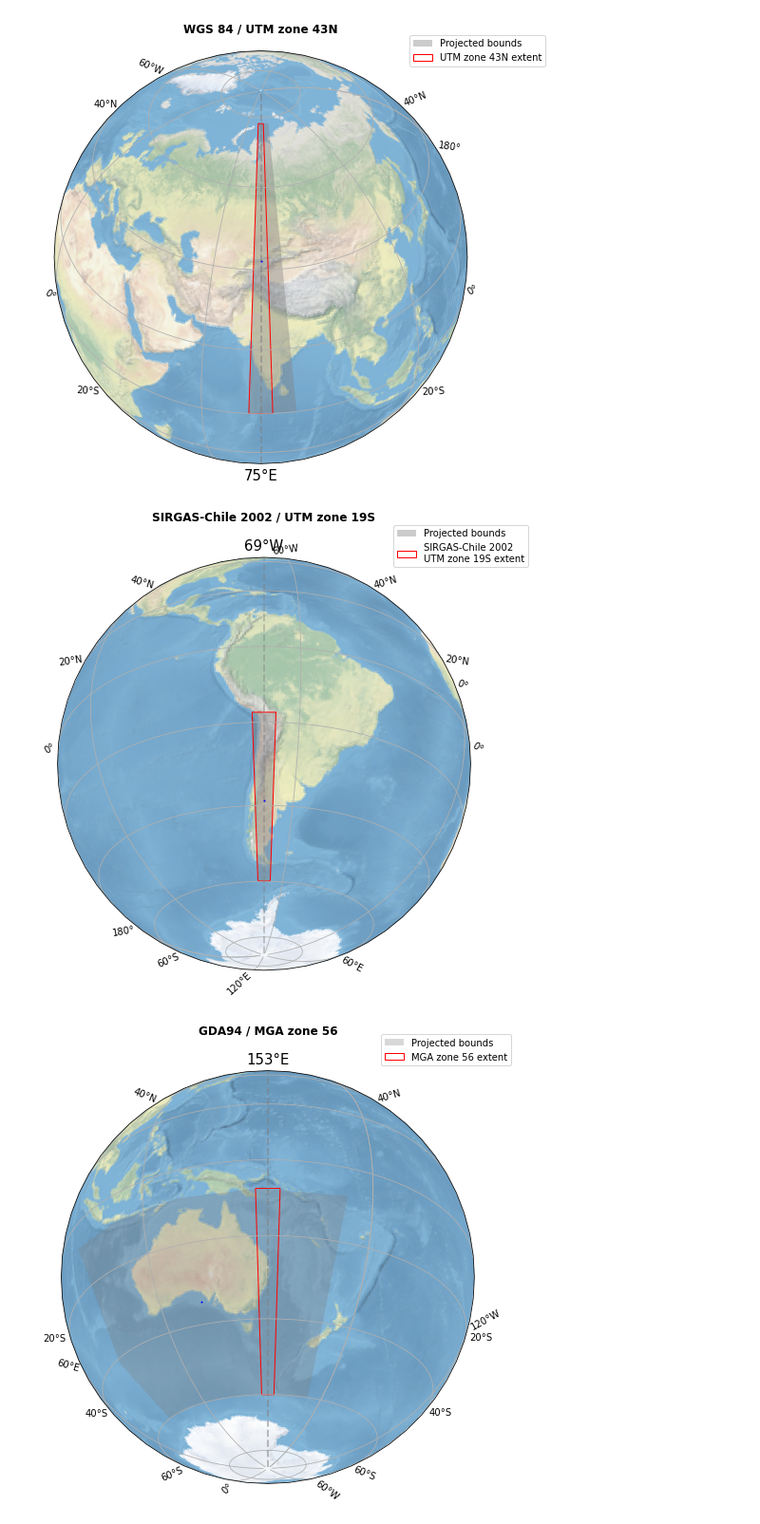
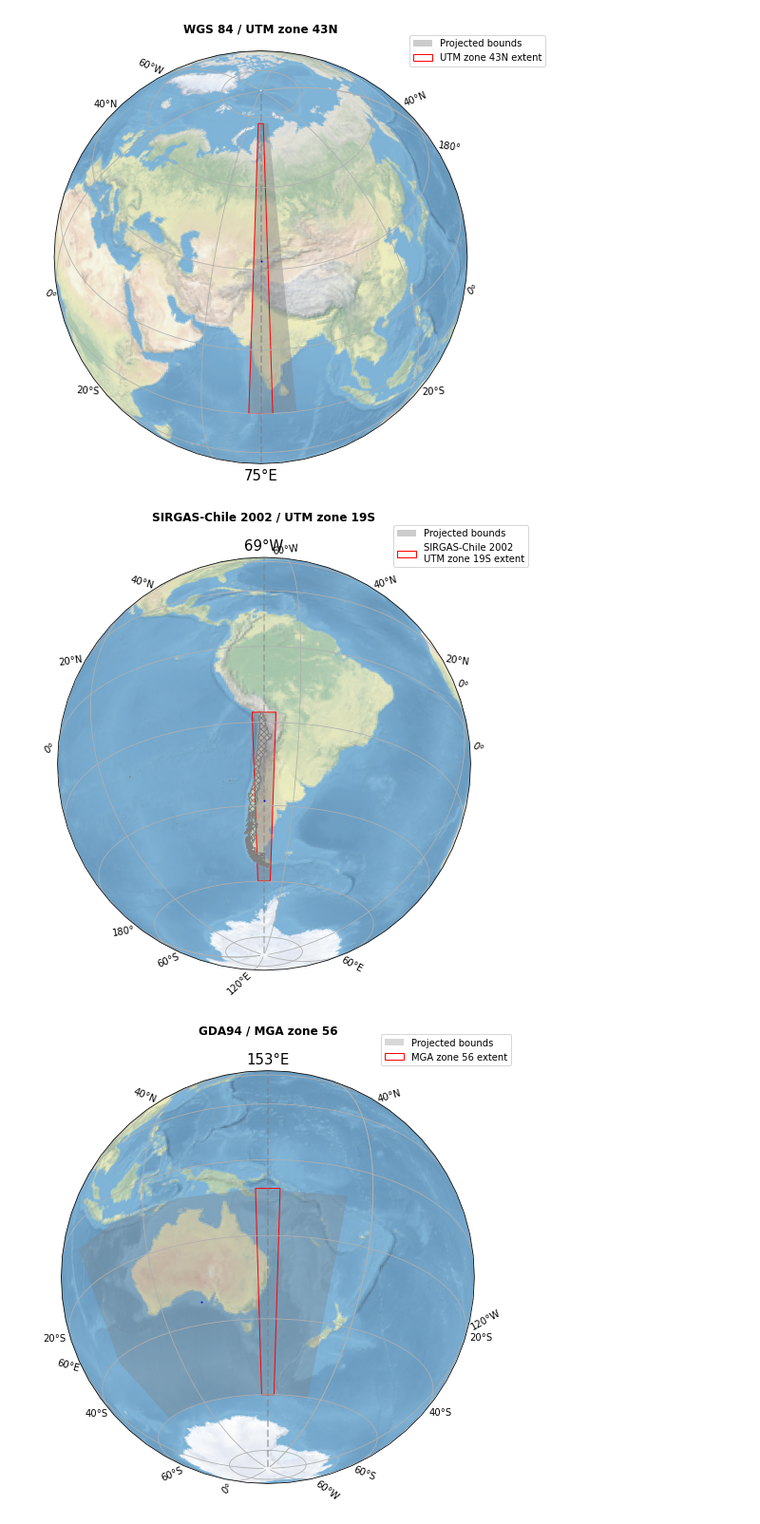
Before and after one commit to AdrianKriger/mpj261s_MapProjections2, a Jupyter notebook: MA02.ipynb, the cells around one changed output. Shown at 95% size. Cells and saved outputs as stored; diff of their text form; code cells hidden in the pictures.

```diff
--- a/MA02.ipynb
+++ b/MA02.ipynb
@@ -269,35 +269,44 @@ lon_corners2 = np.array([-72.0, -66.0, -66.0, -72.0])
 poly_corners2 = np.zeros((len(lat_corners2), 2), np.float64)
 poly_corners2[:,0] = lon_corners2
 poly_corners2[:,1] = lat_corners2
 
 poly2 = mpatches.Polygon(poly_corners2, closed=True, ec='r',
                         fill=False, lw=1, #fc="grey",
                         alpha=1,
                         #transform=ccrs.epsg(2048))
                         transform=ccrs.Geodetic(),
                         label = 'SIRGAS-Chile 2002\nUTM zone 19S extent')
 ax.add_patch(poly2)
 
+shpfilename = shpreader.natural_earth('10m', 'cultural', 'admin_0_countries')
+# read the shapefile using geopandas
+df = gpd.read_file(shpfilename)
+# read the german borders
+shp = df.loc[df['ADMIN'] == 'Chile']['geometry'].values[0]
+#ax = plt.axes(projection=ccrs.PlateCarree())
+ax.add_geometries(shp, crs=ccrs.PlateCarree(), facecolor='none', hatch = 'xxxx',
+                  edgecolor='0.5')
+
 gl = ax.gridlines(crs=ccrs.PlateCarree(), draw_labels=True,
                   linewidth=2, color='grey', alpha=0.4, linestyle='--')
 gl.xlabels = False
 gl.ylabels = False
 #gl.left_labels = True
 gl.ylines = True
 gl.ylocator = mticker.FixedLocator([])#-59, -17])
 gl.xlocator = mticker.FixedLocator([-69])
 gl.xformatter = LongitudeFormatter()
 gl.yformatter = LatitudeFormatter()
 gl.xlabel_style = {'size': 15, 'color': 'black'}
 gl.ylabel_style = {'color': 'grey', 'weight': 'bold'}
 
 #add legend
 ax.legend(bbox_to_anchor=(1.15, 1.09), loc='upper right')
 #save
-plt.savefig('./img/SIRGAS2BrazilMercator.png', bbox_inches='tight')
+plt.savefig('./img/SIRGAS-Chile2002UTM.png', bbox_inches='tight')
 plt.show()
 # %% [output]
-[figure, old version]
+[figure, new version]
 # %%
 fig = plt.figure(figsize=(8, 8))
 ax = plt.axes(projection=ccrs.NearsidePerspective(central_longitude=153.0,
```
Also changed, not shown: parts of 1 cell of this notebook.
